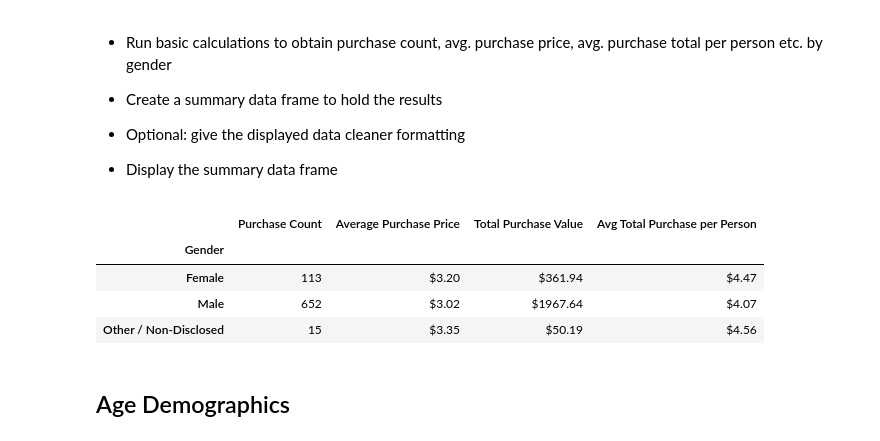
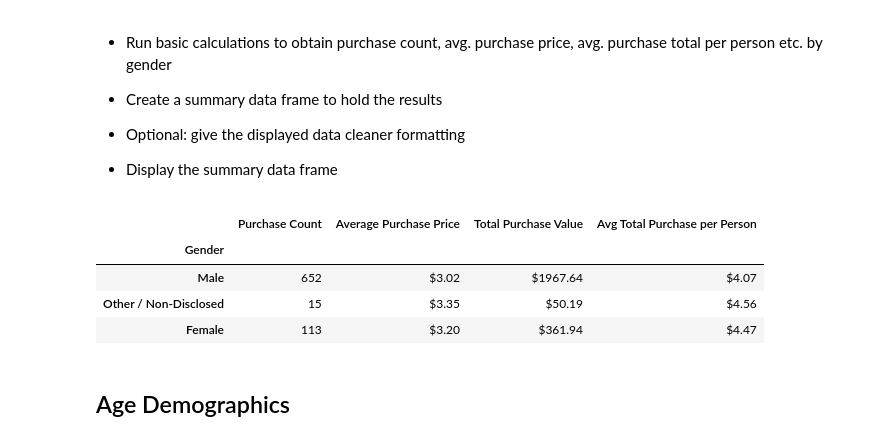
Before and after one commit to cseebec/pandas-challenge, a Jupyter notebook: HeroesOfPymoli/HeroesOfPymoli_starter.ipynb, the cells around one changed output. Drawn from its saved outputs; the diff is of its cells as text; code cells hidden in the pictures.

Commit message:
Updated gender purchasing analysis with a for loop

```diff
--- a/HeroesOfPymoli/HeroesOfPymoli_starter.ipynb
+++ b/HeroesOfPymoli/HeroesOfPymoli_starter.ipynb
@@ -152,44 +125,37 @@ gender_demographics_df
 
 
 * Display the summary data frame
-# %%
-# Now I want to perform purchasing analysis based on gender.
-# To accomplish this I will create dataframes for each gender using the .loc function
-# Once I have these dataframes created I will perform analysis on them using built in functions to analyze the data
-male_total_df = purchase_data_df.loc[purchase_data_df["Gender"] == gender_list[0],:]
-# Using the dataframe with only one gender I can find the number of purchases, avg price, and total price for each gender
-male_purchases = male_total_df["Item ID"].count()
-male_avg_price = male_total_df["Price"].mean()
-male_total_price = male_total_df["Price"].sum()
-# Using the total price and the number of male players who made purchases I can calculate the average . . .
-# spending per male player
-male_person_price = male_total_price / male_count
-
-female_total_df = purchase_data_df.loc[purchase_data_df["Gender"] == gender_list[2],:]
-female_purchases = female_total_df["Item ID"].count()
-female_avg_price = female_total_df["Price"].mean()
-female_total_price = female_total_df["Price"].sum()
-female_person_price = female_total_price / female_count
-
-non_disclosed_total_df = purchase_data_df.loc[purchase_data_df["Gender"] == gender_list[1],:]
-non_disclosed_purchases = non_disclosed_total_df["Item ID"].count()
-non_disclosed_avg_price = non_disclosed_total_df["Price"].mean()
-non_disclosed_total_price = non_disclosed_total_df["Price"].sum()
-non_disclosed_person_price = non_disclosed_total_price / non_disclosed_count
-
-gender_purchasing_df = pd.DataFrame({"Gender": [gender_list[2],gender_list[0],gender_list[1]],
-                                     "Purchase Count":[female_purchases,male_purchases,non_disclosed_purchases],
-                                    "Average Purchase Price":["${:.2f}".format(female_avg_price),"${:.2f}".format(male_avg_price),"${:.2f}".format(non_disclosed_avg_price)],
-                                    "Total Purchase Value":["${:.2f}".format(female_total_price),"${:.2f}".format(male_total_price),"${:.2f}".format(non_disclosed_total_price)],
-                                    "Avg Total Purchase per Person":["${:.2f}".format(female_person_price),"${:.2f}".format(male_person_price),"${:.2f}".format(non_disclosed_person_price)]})
-gender_purchasing_df = gender_purchasing_df.set_index("Gender")
-gender_purchasing_df
-# %% [output]
-|  | Purchase Count | Average Purchase Price | Total Purchase Value | Avg Total Purchase per Person |
-| Gender |  |  |  |  |
-| Female | 113 | $3.20 | $361.94 | $4.47 |
-| Male | 652 | $3.02 | $1967.64 | $4.07 |
-| Other / Non-Disclosed | 15 | $3.35 | $50.19 | $4.56 |
+# %%
+# Now I want to perform purchasing analysis based on gender.
+# To accomplish this I will use a for loop
+
+#Create blank lists before starting the for loop
+purchase_count=[]
+avg_price=[]
+total_price=[]
+total_per=[]
+
+for i in range(0,len(gender)):
+    # Each loop will create a dataframe that only has data on one gender
+    gender_df = purchase_data_df.loc[purchase_data_df["Gender"]== gender_list[i],:]
+    purchase_count.append(gender_df["Item ID"].count())
+    avg_price.append(gender_df["Price"].mean())
+    total_price.append(gender_df["Price"].sum())
+    total_per.append(total_price[i] / gender_count[i])
+
+gender_purchasing_df = pd.DataFrame({"Gender": [gender_list[0],gender_list[1],gender_list[2]],
+                                     "Purchase Count":[purchase_count[0],purchase_count[1],purchase_count[2]],
+                                    "Average Purchase Price":["${:.2f}".format(avg_price[0]),"${:.2f}".format(avg_price[1]),"${:.2f}".format(avg_price[2])],
+                                     "Total Purchase Value":["${:.2f}".format(total_price[0]),"${:.2f}".format(total_price[1]),"${:.2f}".format(total_price[2])],
+                                    "Avg Total Purchase per Person":["${:.2f}".format(total_per[0]),"${:.2f}".format(total_per[1]),"${:.2f}".format(total_per[2])]})
+gender_purchasing_df = gender_purchasing_df.set_index("Gender")
+gender_purchasing_df
+# %% [output]
+|  | Purchase Count | Average Purchase Price | Total Purchase Value | Avg Total Purchase per Person |
+| Gender |  |  |  |  |
+| Male | 652 | $3.02 | $1967.64 | $4.07 |
+| Other / Non-Disclosed | 15 | $3.35 | $50.19 | $4.56 |
+| Female | 113 | $3.20 | $361.94 | $4.47 |
 # %% [markdown]
 ## Age Demographics
 # %% [markdown]
```
Also changed, not shown: parts of 2 cells of this notebook.
